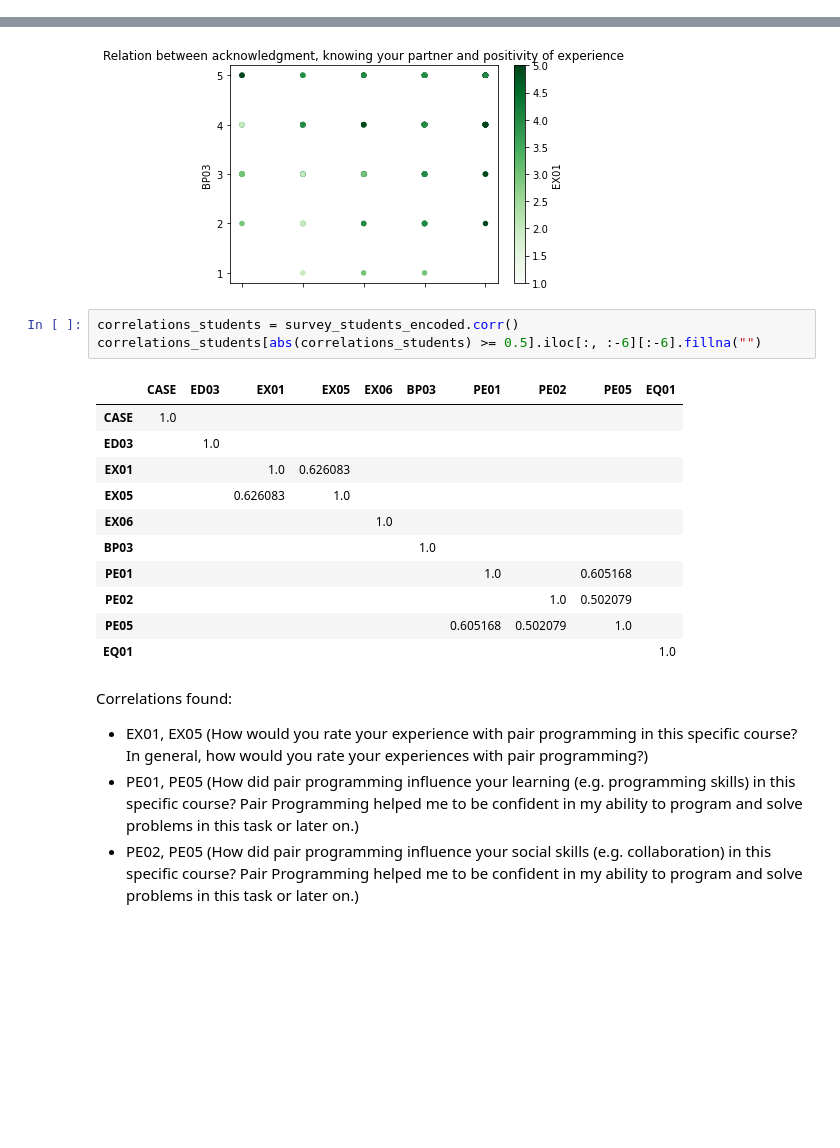
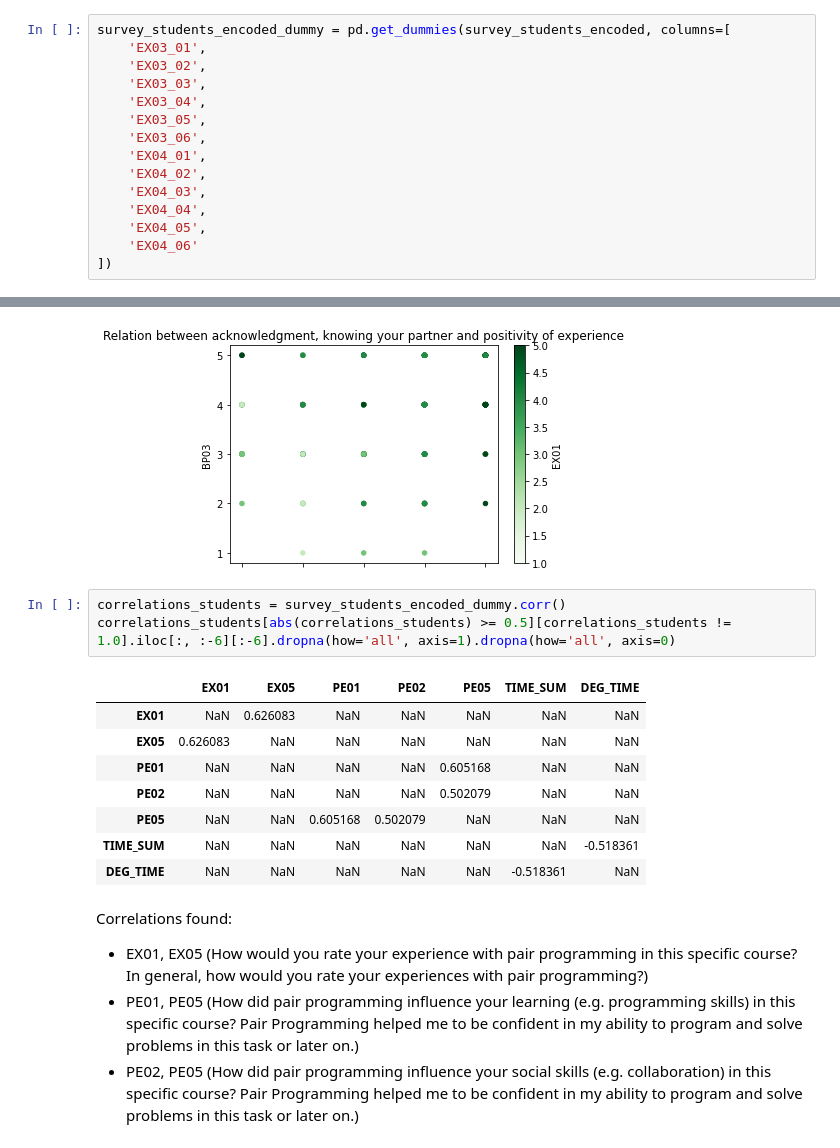
Before and after one commit to lerastromtsova/pair-programming-equity, a Jupyter notebook: Research.ipynb, the cells around one changed output, grey strips where cells are left out. Cells and saved outputs as stored; diff of their text form; blank space fills up the shorter version.

```diff
--- a/Research.ipynb
+++ b/Research.ipynb
@@ -617,3 +639,18 @@ survey_students_encoded.describe()
+# %%
+survey_students_encoded_dummy = pd.get_dummies(survey_students_encoded, columns=[
+    'EX03_01',
+    'EX03_02',
+    'EX03_03',
+    'EX03_04',
+    'EX03_05',
+    'EX03_06',
+    'EX04_01',
+    'EX04_02',
+    'EX04_03',
+    'EX04_04',
+    'EX04_05',
+    'EX04_06'
+])
 # %% [markdown]
 ## Correlations for students data
 # %%
@@ -630,20 +667,17 @@ survey_students_encoded.plot.scatter(
 <AxesSubplot:title={'center':'Relation between acknowledgment, knowing your partner and positivity of experience'}, xlabel='EX06', ylabel='BP03'>
 [figure]
 # %%
-correlations_students = survey_students_encoded.corr()
-correlations_students[abs(correlations_students) >= 0.5].iloc[:, :-6][:-6].fillna("")
+correlations_students = survey_students_encoded_dummy.corr()
+correlations_students[abs(correlations_students) >= 0.5][correlations_students != 1.0].iloc[:, :-6][:-6].dropna(how='all', axis=1).dropna(how='all', axis=0)
 # %% [output]
-|  | CASE | ED03 | EX01 | EX05 | EX06 | BP03 | PE01 | PE02 | PE05 | EQ01 |
-| CASE | 1.0 |  |  |  |  |  |  |  |  |  |
-| ED03 |  | 1.0 |  |  |  |  |  |  |  |  |
-| EX01 |  |  | 1.0 | 0.626083 |  |  |  |  |  |  |
-| EX05 |  |  | 0.626083 | 1.0 |  |  |  |  |  |  |
-| EX06 |  |  |  |  | 1.0 |  |  |  |  |  |
-| BP03 |  |  |  |  |  | 1.0 |  |  |  |  |
-| PE01 |  |  |  |  |  |  | 1.0 |  | 0.605168 |  |
-| PE02 |  |  |  |  |  |  |  | 1.0 | 0.502079 |  |
-| PE05 |  |  |  |  |  |  | 0.605168 | 0.502079 | 1.0 |  |
-| EQ01 |  |  |  |  |  |  |  |  |  | 1.0 |
+|  | EX01 | EX05 | PE01 | PE02 | PE05 | TIME_SUM | DEG_TIME |
+| EX01 | NaN | 0.626083 | NaN | NaN | NaN | NaN | NaN |
+| EX05 | 0.626083 | NaN | NaN | NaN | NaN | NaN | NaN |
+| PE01 | NaN | NaN | NaN | NaN | 0.605168 | NaN | NaN |
+| PE02 | NaN | NaN | NaN | NaN | 0.502079 | NaN | NaN |
+| PE05 | NaN | NaN | 0.605168 | 0.502079 | NaN | NaN | NaN |
+| TIME_SUM | NaN | NaN | NaN | NaN | NaN | NaN | -0.518361 |
+| DEG_TIME | NaN | NaN | NaN | NaN | NaN | -0.518361 | NaN |
 # %% [markdown]
 Correlations found:
 * EX01, EX05 (How would you rate your experience with pair programming in this specific course? In general, how would you rate your experiences with pair programming?)
```
Also changed, not shown: parts of 41 cells of this notebook, 3 other files.
